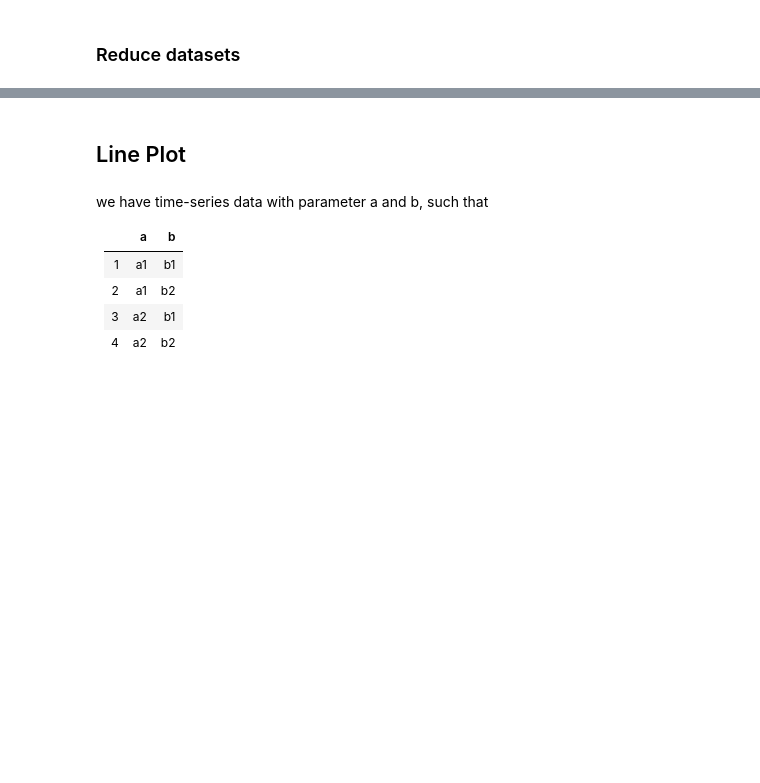
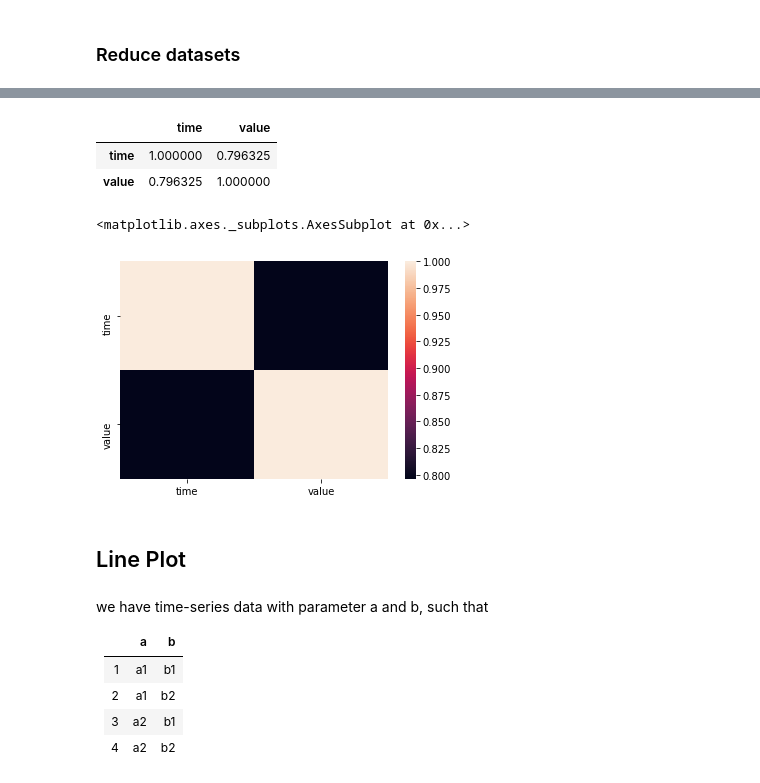
Before and after one commit to nariaki3551/SumExp, a Jupyter notebook: sumexp_expample1/example1.ipynb, the cells around one changed output, grey strips where cells are left out. Cells and saved outputs as stored; diff of their text form; code cells hidden in the pictures; blank space fills up the shorter version.

```diff
--- a/sumexp_expample1/example1.ipynb
+++ b/sumexp_expample1/example1.ipynb
@@ -183,3 +168,15 @@ dataset.toDataFrame()
+# %%
+dataset.toDataFrame().corr()
+# %% [output]
+|  | time | value |
+| time | 1.000000 | 0.796325 |
+| value | 0.796325 | 1.000000 |
+# %%
+import seaborn
+seaborn.heatmap(dataset.toDataFrame().corr())
+# %% [output]
+<matplotlib.axes._subplots.AxesSubplot at 0x...>
+[figure, added]
 # %% [markdown]
 ## Line Plot
 # %% [markdown]
```
Also changed, not shown: parts of 14 cells of this notebook, 2 other files.
